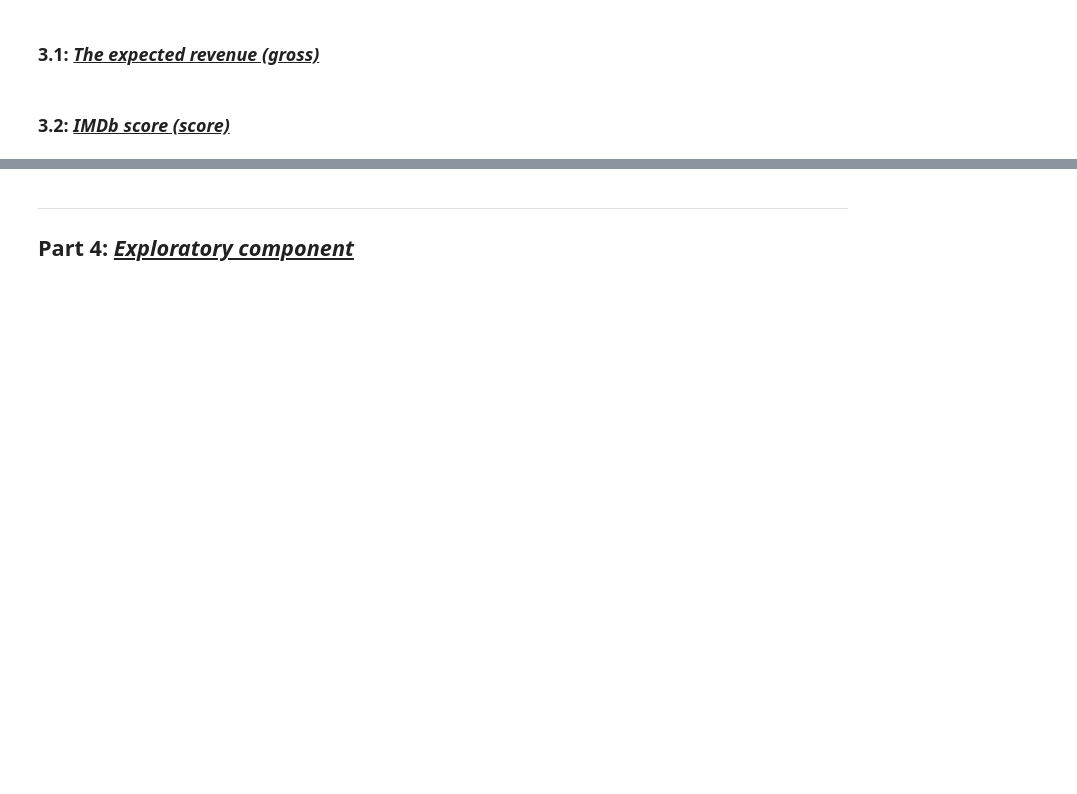
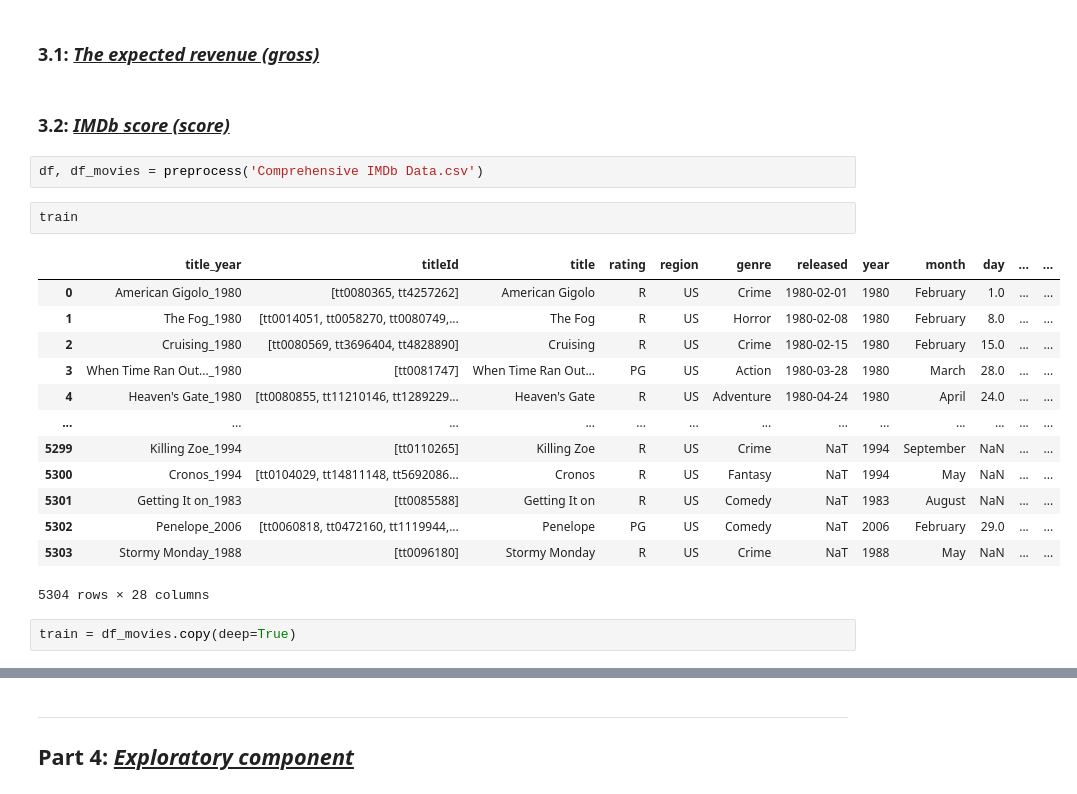
Before and after one commit to hanlululu/42577-BA-project-, a Jupyter notebook: Project_imbd.ipynb, the cells around one changed output, grey strips where cells are left out. Drawn from its saved outputs; the diff is of its cells as text; blank space fills up the shorter version.

```diff
--- a/Project_imbd.ipynb
+++ b/Project_imbd.ipynb
@@ -78,3 +78,23 @@ We will be working with dataset obtained through kaggle called [Comprehensive IM
 # %% [markdown]
 <a id='score'></a>
 ### 3.2: _<u>IMDb score (score)</u>_
+# %%
+df, df_movies = preprocess('Comprehensive IMDb Data.csv')
+# %%
+train
+# %% [output]
+|  | title_year | titleId | title | rating | region | genre | released | year | month | day | ... | ... |
+| 0 | American Gigolo_1980 | [tt0080365, tt4257262] | American Gigolo | R | US | Crime | 1980-02-01 | 1980 | February | 1.0 | ... | ... |
+| 1 | The Fog_1980 | [tt0014051, tt0058270, tt0080749,... | The Fog | R | US | Horror | 1980-02-08 | 1980 | February | 8.0 | ... | ... |
+| 2 | Cruising_1980 | [tt0080569, tt3696404, tt4828890] | Cruising | R | US | Crime | 1980-02-15 | 1980 | February | 15.0 | ... | ... |
+| 3 | When Time Ran Out..._1980 | [tt0081747] | When Time Ran Out... | PG | US | Action | 1980-03-28 | 1980 | March | 28.0 | ... | ... |
+| 4 | Heaven's Gate_1980 | [tt0080855, tt11210146, tt1289229... | Heaven's Gate | R | US | Adventure | 1980-04-24 | 1980 | April | 24.0 | ... | ... |
+| ... | ... | ... | ... | ... | ... | ... | ... | ... | ... | ... | ... | ... |
+| 5299 | Killing Zoe_1994 | [tt0110265] | Killing Zoe | R | US | Crime | NaT | 1994 | September | NaN | ... | ... |
+| 5300 | Cronos_1994 | [tt0104029, tt14811148, tt5692086... | Cronos | R | US | Fantasy | NaT | 1994 | May | NaN | ... | ... |
+| 5301 | Getting It on_1983 | [tt0085588] | Getting It on | R | US | Comedy | NaT | 1983 | August | NaN | ... | ... |
+| 5302 | Penelope_2006 | [tt0060818, tt0472160, tt1119944,... | Penelope | PG | US | Comedy | NaT | 2006 | February | 29.0 | ... | ... |
+| 5303 | Stormy Monday_1988 | [tt0096180] | Stormy Monday | R | US | Crime | NaT | 1988 | May | NaN | ... | ... |
+5304 rows × 28 columns
+# %%
+train = df_movies.copy(deep=True)
```
Also changed, not shown: parts of 4 cells of this notebook.
